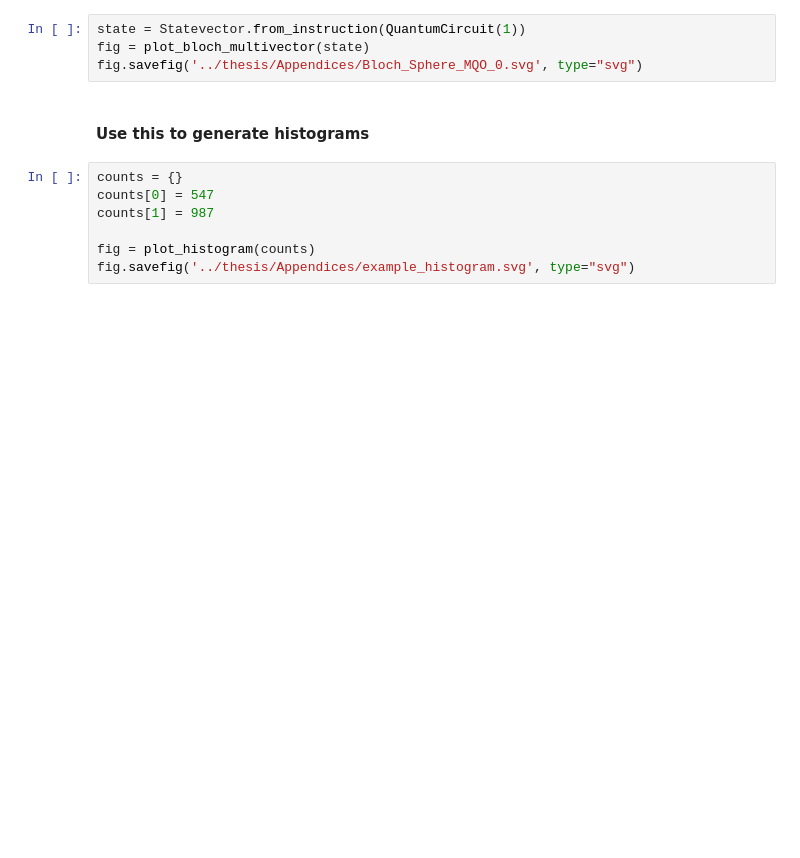
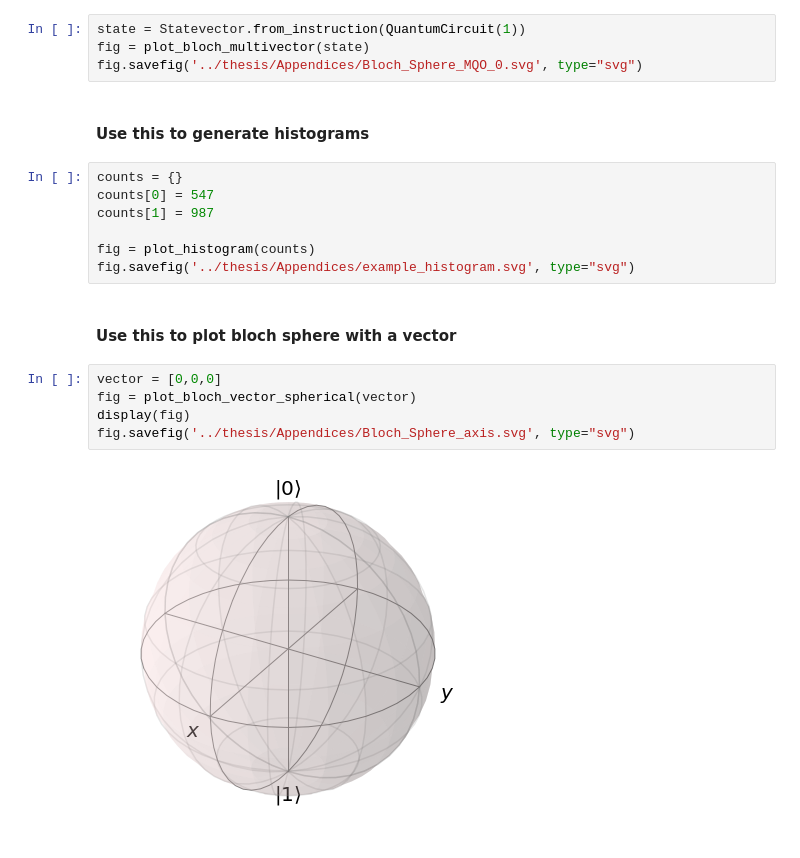
Before and after one commit to RicardoMonteiroSimoes/Quantum-Machine-Learning, a Jupyter notebook: code/circuit_to_latex.ipynb, the cells around one changed output. Saved outputs shown, nothing was run; the diff lists cells and outputs as text; blank space fills up the shorter version.

Commit message:
Adds vector based bloch sphere rendering

```diff
--- a/code/circuit_to_latex.ipynb
+++ b/code/circuit_to_latex.ipynb
@@ -49,3 +51,12 @@ counts[1] = 987
 
 fig = plot_histogram(counts)
 fig.savefig('../thesis/Appendices/example_histogram.svg', type="svg")
+# %% [markdown]
+#### Use this to plot bloch sphere with a vector
+# %%
+vector = [0,0,0]
+fig = plot_bloch_vector_spherical(vector)
+display(fig)
+fig.savefig('../thesis/Appendices/Bloch_Sphere_axis.svg', type="svg")
+# %% [output]
+[figure, added]
```
Also changed, not shown: parts of 1 cell of this notebook, 2 other files.
